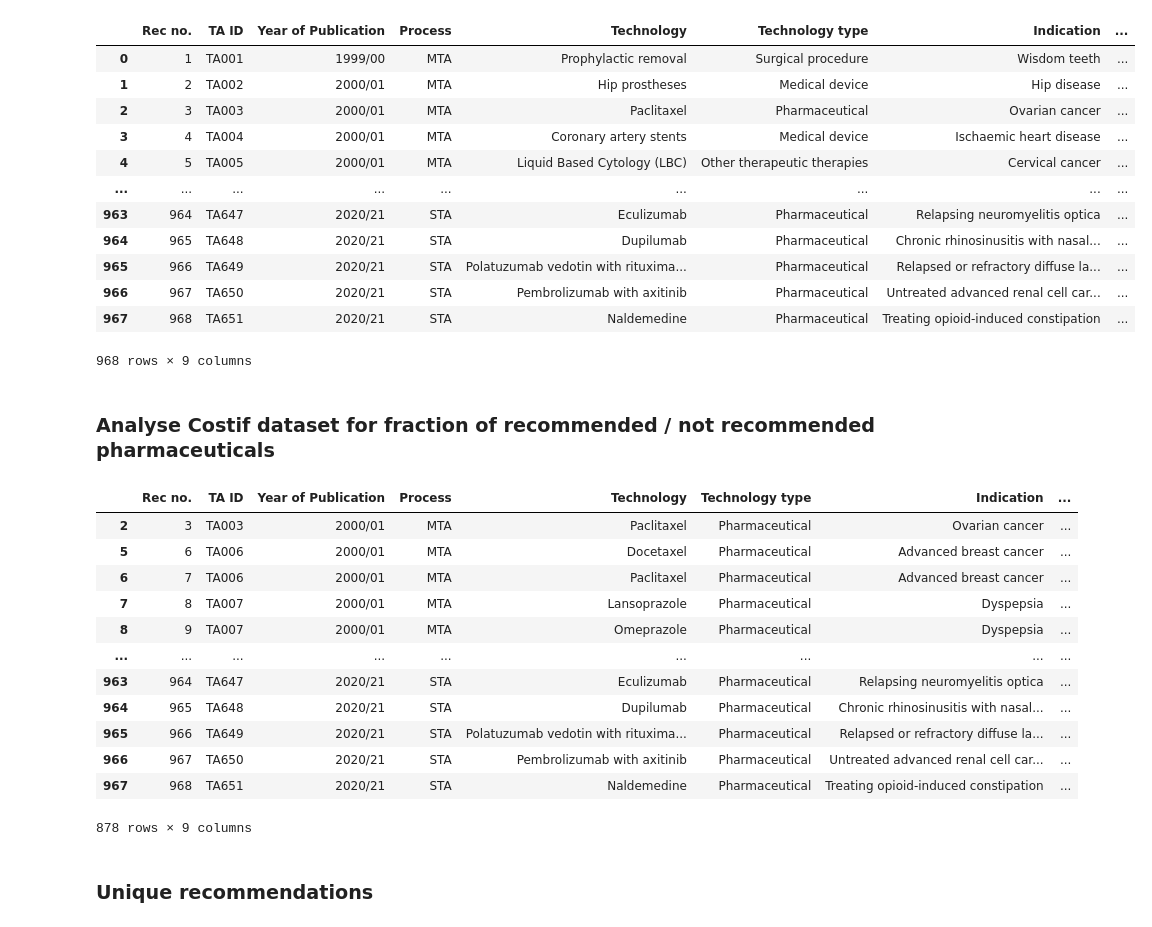
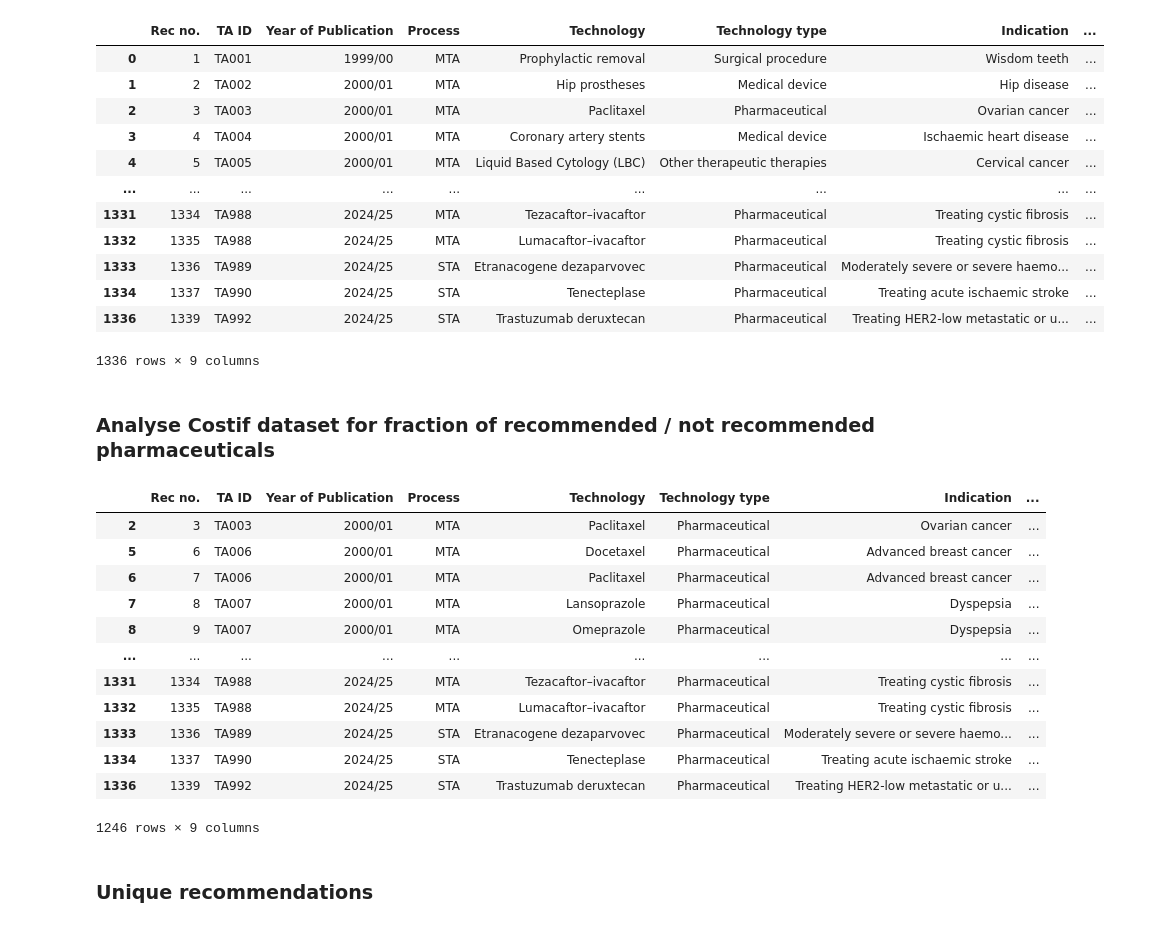
Before and after one commit to DavAug/nice, a Jupyter notebook: analysis_all_nice_data.ipynb, the cells around one changed output. Drawn from its saved outputs; the diff is of its cells as text; code cells hidden in the pictures.

Commit message:
Update figures with latest data

```diff
--- a/analysis_all_nice_data.ipynb
+++ b/analysis_all_nice_data.ipynb
@@ -1,23 +1,27 @@
 # %%
 import pandas as pd
 
-data = pd.read_excel('TA-recommendations.xlsx')
+data = pd.read_excel('TA-recommendations-2.xlsx')
+
+# Remove the 0 category drugs
+mask = data['Categorisation (for specific recommendation)'] != 0
+data = data[mask]
 
 data
 # %% [output]
 |  | Rec no. | TA ID | Year of Publication | Process | Technology | Technology type | Indication | ... |
 | 0 | 1 | TA001 | 1999/00 | MTA | Prophylactic removal | Surgical procedure | Wisdom teeth | ... |
 | 1 | 2 | TA002 | 2000/01 | MTA | Hip prostheses | Medical device | Hip disease | ... |
 | 2 | 3 | TA003 | 2000/01 | MTA | Paclitaxel | Pharmaceutical | Ovarian cancer | ... |
 | 3 | 4 | TA004 | 2000/01 | MTA | Coronary artery stents | Medical device | Ischaemic heart disease | ... |
 | 4 | 5 | TA005 | 2000/01 | MTA | Liquid Based Cytology (LBC) | Other therapeutic therapies | Cervical cancer | ... |
 | ... | ... | ... | ... | ... | ... | ... | ... | ... |
-| 963 | 964 | TA647 | 2020/21 | STA | Eculizumab | Pharmaceutical | Relapsing neuromyelitis optica | ... |
-| 964 | 965 | TA648 | 2020/21 | STA | Dupilumab | Pharmaceutical | Chronic rhinosinusitis with nasal... | ... |
-| 965 | 966 | TA649 | 2020/21 | STA | Polatuzumab vedotin with rituxima... | Pharmaceutical | Relapsed or refractory diffuse la... | ... |
-| 966 | 967 | TA650 | 2020/21 | STA | Pembrolizumab with axitinib | Pharmaceutical | Untreated advanced renal cell car... | ... |
-| 967 | 968 | TA651 | 2020/21 | STA | Naldemedine | Pharmaceutical | Treating opioid-induced constipation | ... |
+| 1331 | 1334 | TA988 | 2024/25 | MTA | Tezacaftor–ivacaftor | Pharmaceutical | Treating cystic fibrosis | ... |
+| 1332 | 1335 | TA988 | 2024/25 | MTA | Lumacaftor–ivacaftor | Pharmaceutical | Treating cystic fibrosis | ... |
+| 1333 | 1336 | TA989 | 2024/25 | STA | Etranacogene dezaparvovec | Pharmaceutical | Moderately severe or severe haemo... | ... |
+| 1334 | 1337 | TA990 | 2024/25 | STA | Tenecteplase | Pharmaceutical | Treating acute ischaemic stroke | ... |
+| 1336 | 1339 | TA992 | 2024/25 | STA | Trastuzumab deruxtecan | Pharmaceutical | Treating HER2-low metastatic or u... | ... |
-968 rows × 9 columns
+1336 rows × 9 columns
 # %% [markdown]
 ### Analyse Costif dataset for fraction of recommended / not recommended pharmaceuticals
 # %%
@@ -32,12 +36,12 @@ data_pharm
 | 7 | 8 | TA007 | 2000/01 | MTA | Lansoprazole | Pharmaceutical | Dyspepsia | ... |
 | 8 | 9 | TA007 | 2000/01 | MTA | Omeprazole | Pharmaceutical | Dyspepsia | ... |
 | ... | ... | ... | ... | ... | ... | ... | ... | ... |
-| 963 | 964 | TA647 | 2020/21 | STA | Eculizumab | Pharmaceutical | Relapsing neuromyelitis optica | ... |
-| 964 | 965 | TA648 | 2020/21 | STA | Dupilumab | Pharmaceutical | Chronic rhinosinusitis with nasal... | ... |
-| 965 | 966 | TA649 | 2020/21 | STA | Polatuzumab vedotin with rituxima... | Pharmaceutical | Relapsed or refractory diffuse la... | ... |
-| 966 | 967 | TA650 | 2020/21 | STA | Pembrolizumab with axitinib | Pharmaceutical | Untreated advanced renal cell car... | ... |
-| 967 | 968 | TA651 | 2020/21 | STA | Naldemedine | Pharmaceutical | Treating opioid-induced constipation | ... |
+| 1331 | 1334 | TA988 | 2024/25 | MTA | Tezacaftor–ivacaftor | Pharmaceutical | Treating cystic fibrosis | ... |
+| 1332 | 1335 | TA988 | 2024/25 | MTA | Lumacaftor–ivacaftor | Pharmaceutical | Treating cystic fibrosis | ... |
+| 1333 | 1336 | TA989 | 2024/25 | STA | Etranacogene dezaparvovec | Pharmaceutical | Moderately severe or severe haemo... | ... |
+| 1334 | 1337 | TA990 | 2024/25 | STA | Tenecteplase | Pharmaceutical | Treating acute ischaemic stroke | ... |
+| 1336 | 1339 | TA992 | 2024/25 | STA | Trastuzumab deruxtecan | Pharmaceutical | Treating HER2-low metastatic or u... | ... |
-878 rows × 9 columns
+1246 rows × 9 columns
 # %% [markdown]
 ### Unique recommendations
 # %%
```
Also changed, not shown: parts of 5 cells of this notebook, 4 other files.
